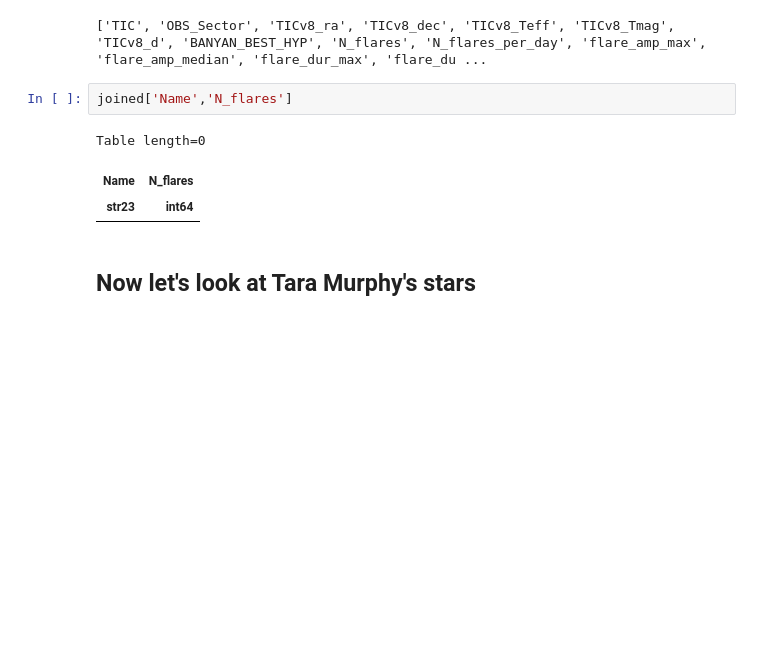
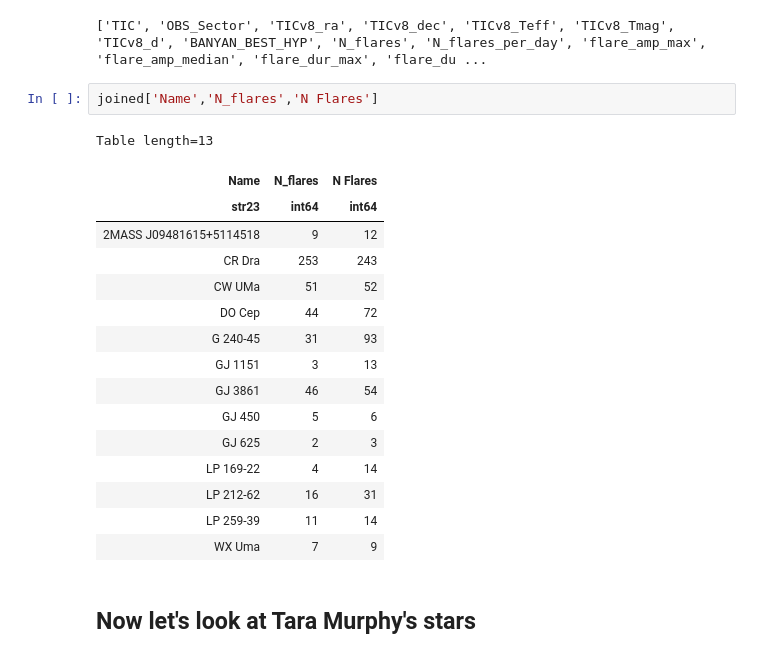
Before and after one commit to benjaminpope/mtv, a Jupyter notebook: notebooks/paper_plots.ipynb, the cells around one changed output. Drawn from its saved outputs; the diff is of its cells as text; blank space fills up the shorter version.

```diff
--- a/notebooks/paper_plots.ipynb
+++ b/notebooks/paper_plots.ipynb
@@ -497,11 +508,24 @@ print(joined.keys())
 # %% [output]
 ['TIC', 'OBS_Sector', 'TICv8_ra', 'TICv8_dec', 'TICv8_Teff', 'TICv8_Tmag', 'TICv8_d', 'BANYAN_BEST_HYP', 'N_flares', 'N_flares_per_day', 'flare_amp_max', 'flare_amp_median', 'flare_dur_max', 'flare_du ...
 # %%
-joined['Name','N_flares']
+joined['Name','N_flares','N Flares']
 # %% [output]
-Table length=0
+Table length=13
-| Name | N_flares |
-| str23 | int64 |
+| Name | N_flares | N Flares |
+| str23 | int64 | int64 |
+| 2MASS J09481615+5114518 | 9 | 12 |
+| CR Dra | 253 | 243 |
+| CW UMa | 51 | 52 |
+| DO Cep | 44 | 72 |
+| G 240-45 | 31 | 93 |
+| GJ 1151 | 3 | 13 |
+| GJ 3861 | 46 | 54 |
+| GJ 450 | 5 | 6 |
+| GJ 625 | 2 | 3 |
+| LP 169-22 | 4 | 14 |
+| LP 212-62 | 16 | 31 |
+| LP 259-39 | 11 | 14 |
+| WX Uma | 7 | 9 |
 # %% [markdown]
 ## Now let's look at Tara Murphy's stars
 # %%
```
Also changed, not shown: parts of 4 cells of this notebook, 38 other files.
